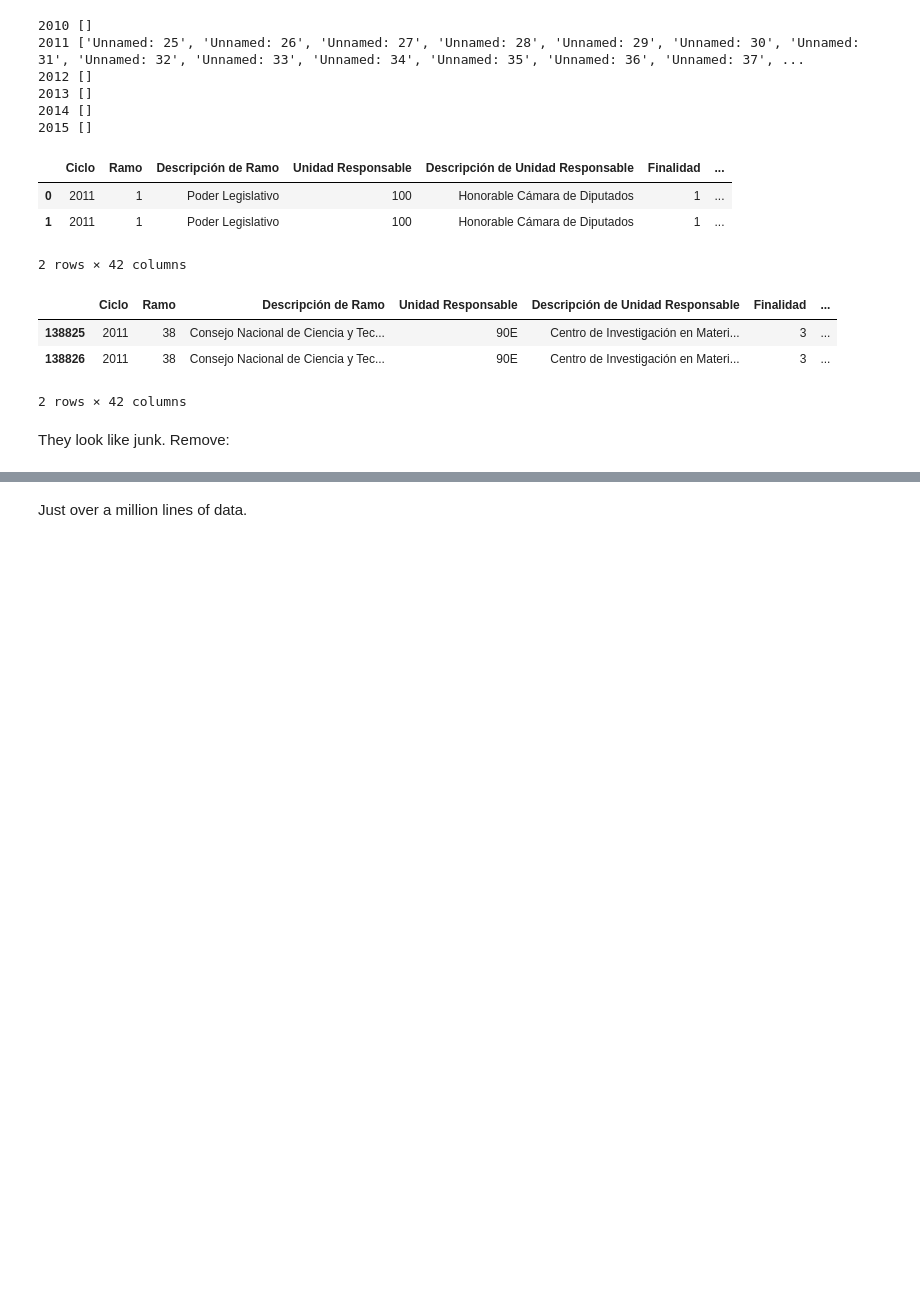
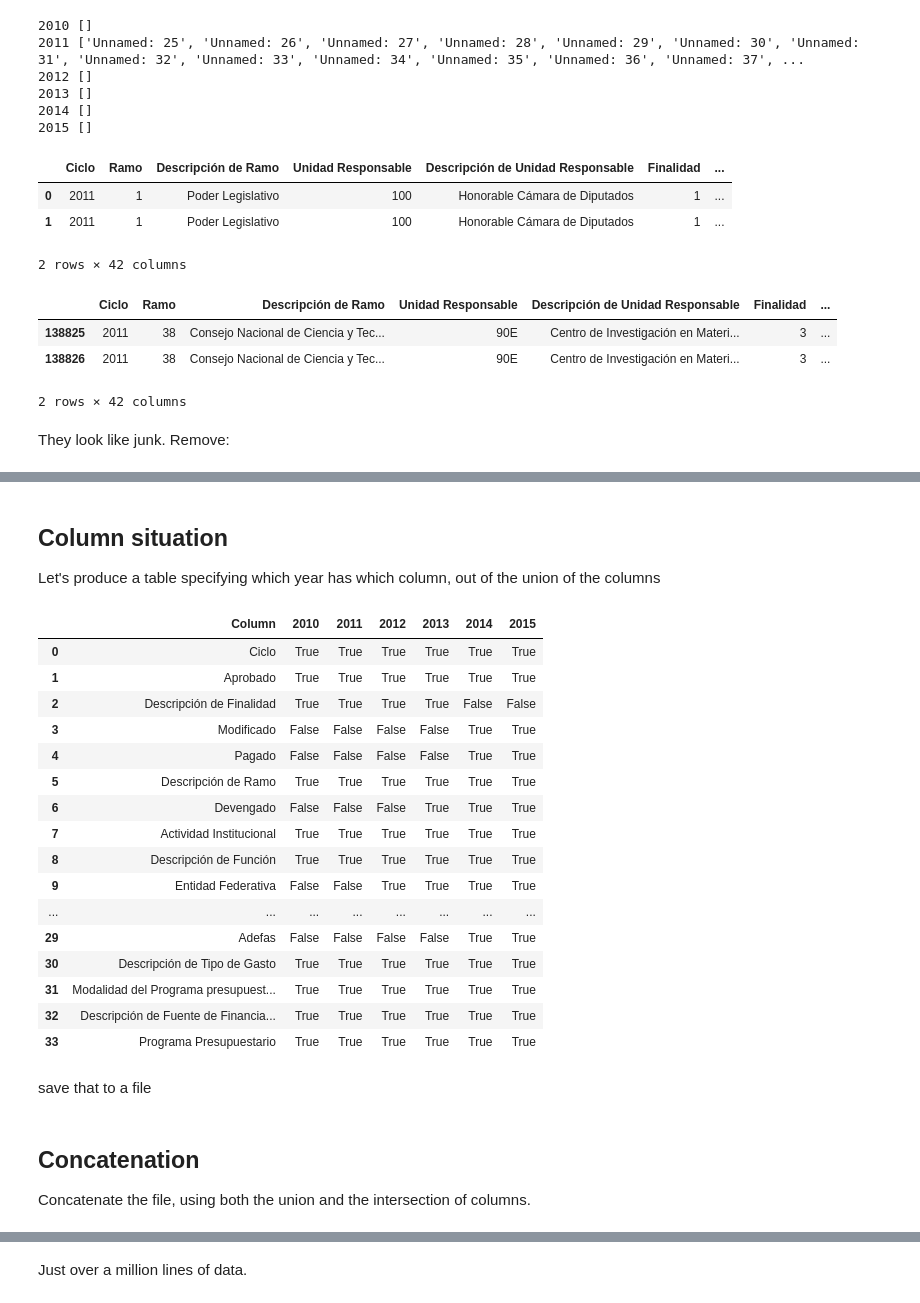
Before and after one commit to cyberbikepunk/mexico, a Jupyter notebook: mexican_federal_budget_ingestion_preparation.ipynb, the cells around one changed output, grey strips where cells are left out. Saved outputs shown, nothing was run; the diff lists cells and outputs as text; code cells hidden in the pictures; blank space fills up the shorter version.

Commit message:
Column recap tables.

```diff
--- a/mexican_federal_budget_ingestion_preparation.ipynb
+++ b/mexican_federal_budget_ingestion_preparation.ipynb
@@ -120,9 +125,0 @@ Okay so nothing special, just use strings anyways. Reload with type casting:
-# %%
-casting = {
-    'Unidad Responsable': str,
-    'Clave de cartera': str,
-    'Adefas': str,
-}
-
-for year, file in files.items():
-    cuenta_publica[year] = read_csv(file, encoding='iso-8859-1', dtype=casting)
@@ -128,0 +128,10 @@ for year, file in files.items():
+# %%
+for year, file in files.items():
+    print(year, '- load with no type casting')
+    temp_df = read_csv(file, encoding='iso-8859-1')
+    casting_dict = {column: str for column in temp_df.columns}
+    print(year, '- reload forcing all columns to be strings')
+    cuenta_publica[year] = read_csv(file, encoding='iso-8859-1', dtype=casting_dict)
+
+print()
+cuenta_publica[2010].info()
@@ -151,7 +189,7 @@ are_columns_the_same(cuenta_publica, 2010)
 # %% [markdown]
 What's the union of these columns?
 # %%
-def union_of_columns(df):
+def get_union_of_columns(df):
     union = set()
     for year in range(2010, 2016):
         union = union | set(df[year].columns)
@@ -213,4 +256,7 @@ Okay so basically only 2014 and 2015 have the Adefas column and there's only a s
 # %%
 cuenta_publica[2014].rename(columns={'ADEFAS': 'Adefas'}, inplace=True)
-set(cuenta_publica[2014].columns) - set(cuenta_publica[2015].columns)
+cuenta_publica[2014].rename(columns={'Ejercicio': 'Ejercido'}, inplace=True)
+cuenta_publica[2015].rename(columns={'Ejercicio': 'Ejercido'}, inplace=True)
+union_columns = get_union_of_columns(cuenta_publica)
+union_columns
 # %% [output]
@@ -408,0 +371,37 @@ multi_year_cp = concat(cuenta_publica.values())
+# %% [markdown]
+## Column situation
+Let's produce a table specifying which year has which column, out of the union of the columns
+# %%
+from pandas import DataFrame
+
+union_columns = get_union_of_columns(cuenta_publica)
+
+table = []
+for column in union_columns:
+    row = {'Column': column}
+    for year in range(2010, 2016):
+        row.update({year: column in cuenta_publica[year].columns})
+    table.append(row)
+
+cuenta_publica_column_situation = DataFrame(table)
+cuenta_publica_column_situation
+# %% [output]
+|  | Column | 2010 | 2011 | 2012 | 2013 | 2014 | 2015 |
+| 0 | Ciclo | True | True | True | True | True | True |
+| 1 | Aprobado | True | True | True | True | True | True |
+| 2 | Descripción de Finalidad | True | True | True | True | False | False |
+| 3 | Modificado | False | False | False | False | True | True |
+| 4 | Pagado | False | False | False | False | True | True |
+| 5 | Descripción de Ramo | True | True | True | True | True | True |
+| 6 | Devengado | False | False | False | True | True | True |
+| 7 | Actividad Institucional | True | True | True | True | True | True |
+| 8 | Descripción de Función | True | True | True | True | True | True |
+| 9 | Entidad Federativa | False | False | True | True | True | True |
+| ... | ... | ... | ... | ... | ... | ... | ... |
+| 29 | Adefas | False | False | False | False | True | True |
+| 30 | Descripción de Tipo de Gasto | True | True | True | True | True | True |
+| 31 | Modalidad del Programa presupuest... | True | True | True | True | True | True |
+| 32 | Descripción de Fuente de Financia... | True | True | True | True | True | True |
+| 33 | Programa Presupuestario | True | True | True | True | True | True |
+# %% [markdown]
+save that to a file
@@ -408,0 +410,4 @@ multi_year_cp = concat(cuenta_publica.values())
+# %% [markdown]
+## Concatenation
+
+Concatenate the file, using both the union and the intersection of columns.
```
Also changed, not shown: parts of 61 cells of this notebook, 4 other files.
